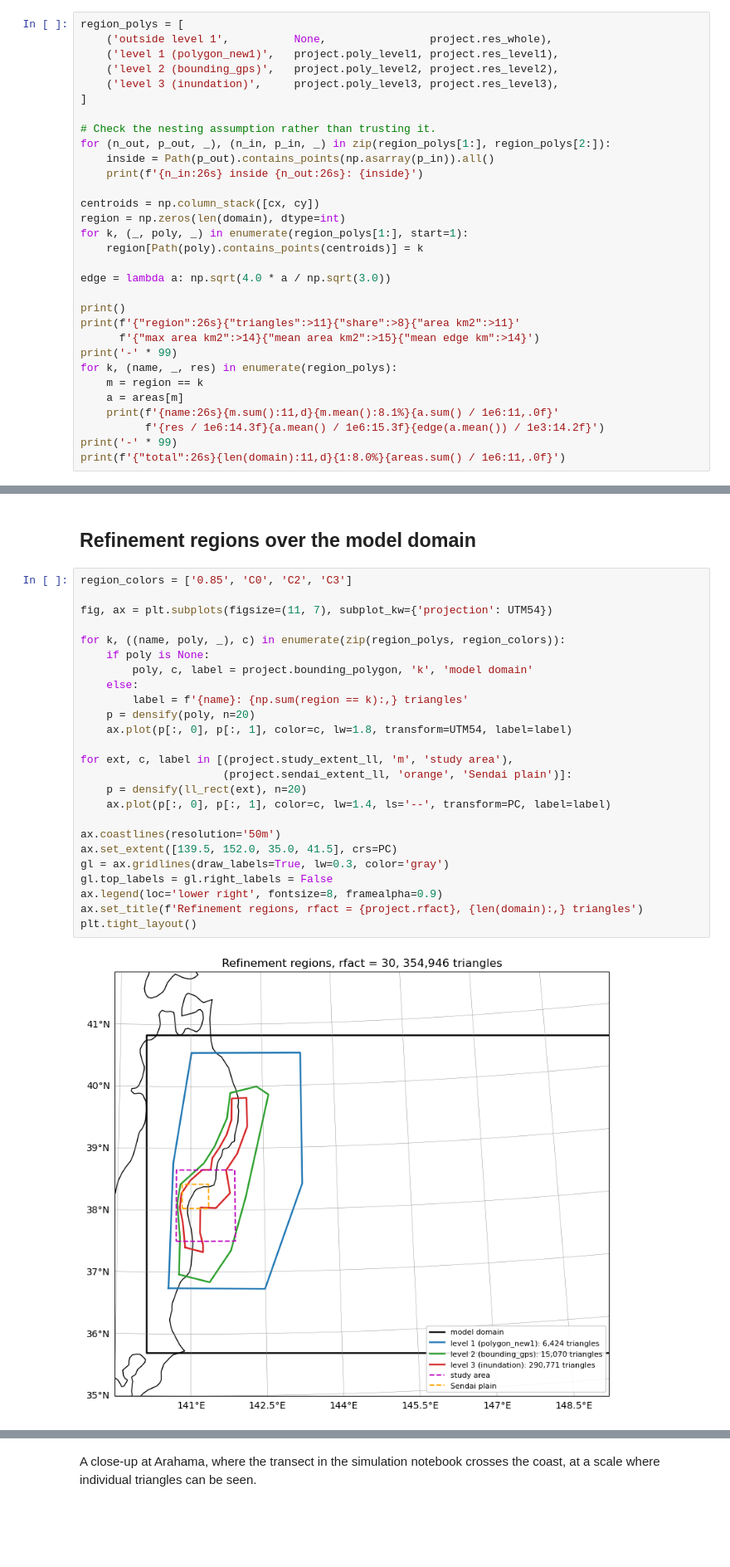
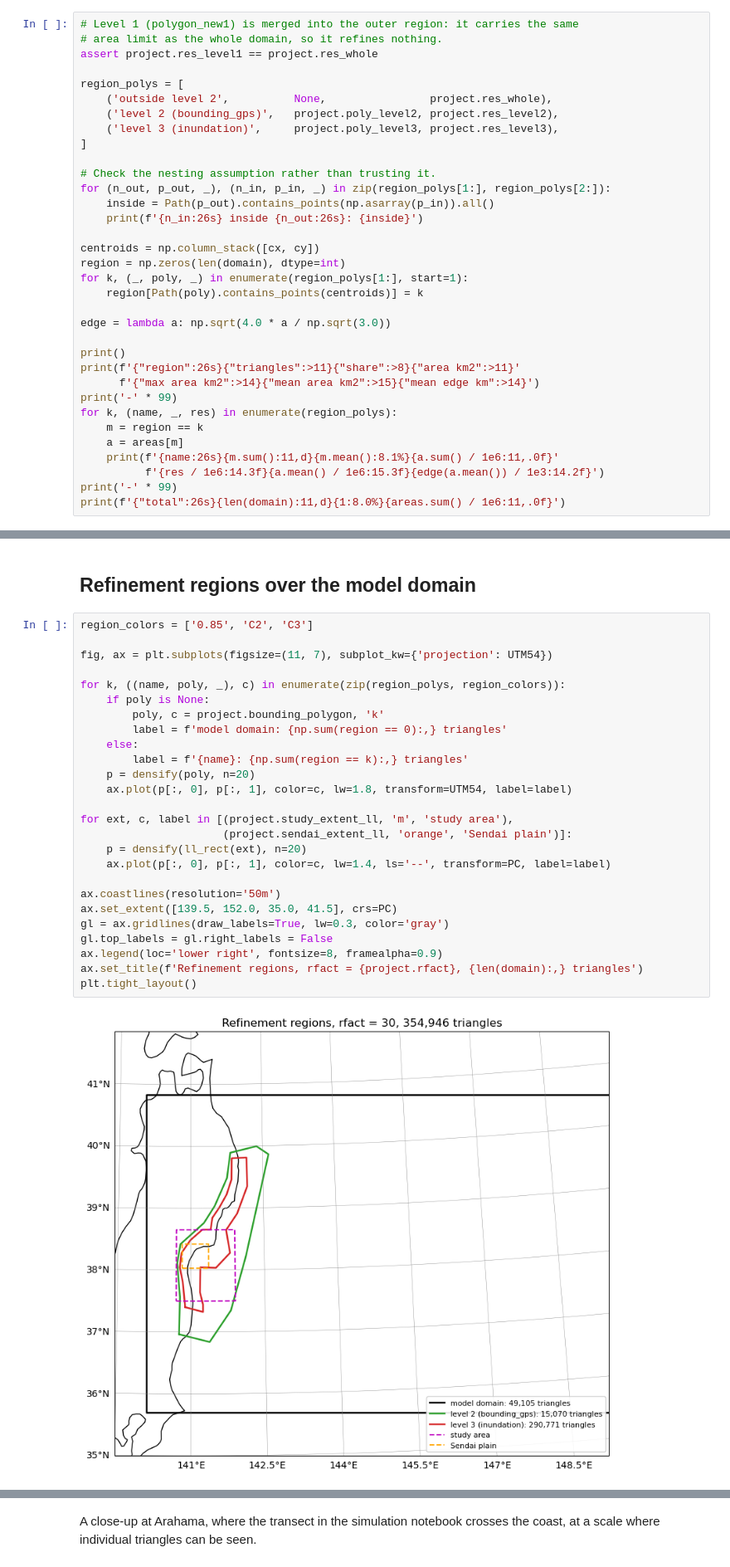
Before and after one commit to stoiver/Tohoku, a Jupyter notebook: notebook_tohoku_mesh.ipynb, the cells around one changed output, grey strips where cells are left out. Shown at 83% size. Cells and saved outputs as stored; diff of their text form; blank space fills up the shorter version.

```diff
--- a/notebook_tohoku_mesh.ipynb
+++ b/notebook_tohoku_mesh.ipynb
@@ -189,9 +191,12 @@ limit governs it.
 The equivalent cell size is the side of an equilateral triangle of the mean
 area, `sqrt(4 A / sqrt(3))`; `sqrt(A)` would understate it by ~1.5x.
 # %%
+# Level 1 (polygon_new1) is merged into the outer region: it carries the same
+# area limit as the whole domain, so it refines nothing.
+assert project.res_level1 == project.res_whole
+
 region_polys = [
-    ('outside level 1',          None,                project.res_whole),
-    ('level 1 (polygon_new1)',   project.poly_level1, project.res_level1),
+    ('outside level 2',          None,                project.res_whole),
     ('level 2 (bounding_gps)',   project.poly_level2, project.res_level2),
     ('level 3 (inundation)',     project.poly_level3, project.res_level3),
 ]
@@ -240,32 +243,33 @@ the polygon edge.
 # %% [markdown]
 ## Refinement regions over the model domain
 # %%
-region_colors = ['0.85', 'C0', 'C2', 'C3']
+region_colors = ['0.85', 'C2', 'C3']
 
 fig, ax = plt.subplots(figsize=(11, 7), subplot_kw={'projection': UTM54})
 
 for k, ((name, poly, _), c) in enumerate(zip(region_polys, region_colors)):
     if poly is None:
-        poly, c, label = project.bounding_polygon, 'k', 'model domain'
+        poly, c = project.bounding_polygon, 'k'
+        label = f'model domain: {np.sum(region == 0):,} triangles'
     else:
         label = f'{name}: {np.sum(region == k):,} triangles'
     p = densify(poly, n=20)
     ax.plot(p[:, 0], p[:, 1], color=c, lw=1.8, transform=UTM54, label=label)
 
 for ext, c, label in [(project.study_extent_ll, 'm', 'study area'),
                       (project.sendai_extent_ll, 'orange', 'Sendai plain')]:
     p = densify(ll_rect(ext), n=20)
     ax.plot(p[:, 0], p[:, 1], color=c, lw=1.4, ls='--', transform=PC, label=label)
 
 ax.coastlines(resolution='50m')
 ax.set_extent([139.5, 152.0, 35.0, 41.5], crs=PC)
 gl = ax.gridlines(draw_labels=True, lw=0.3, color='gray')
 gl.top_labels = gl.right_labels = False
 ax.legend(loc='lower right', fontsize=8, framealpha=0.9)
 ax.set_title(f'Refinement regions, rfact = {project.rfact}, {len(domain):,} triangles')
 plt.tight_layout()
 # %% [output]
-[figure, old version]
+[figure, new version]
 # %% [markdown]
 ## The mesh over the study area and the Sendai plain
 
```
Also changed, not shown: parts of 5 cells of this notebook.
